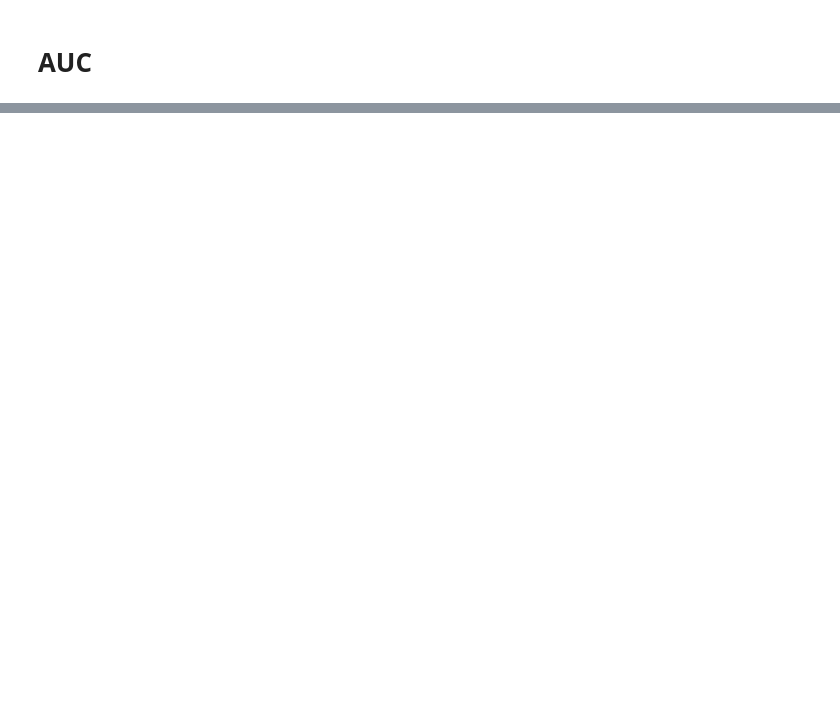
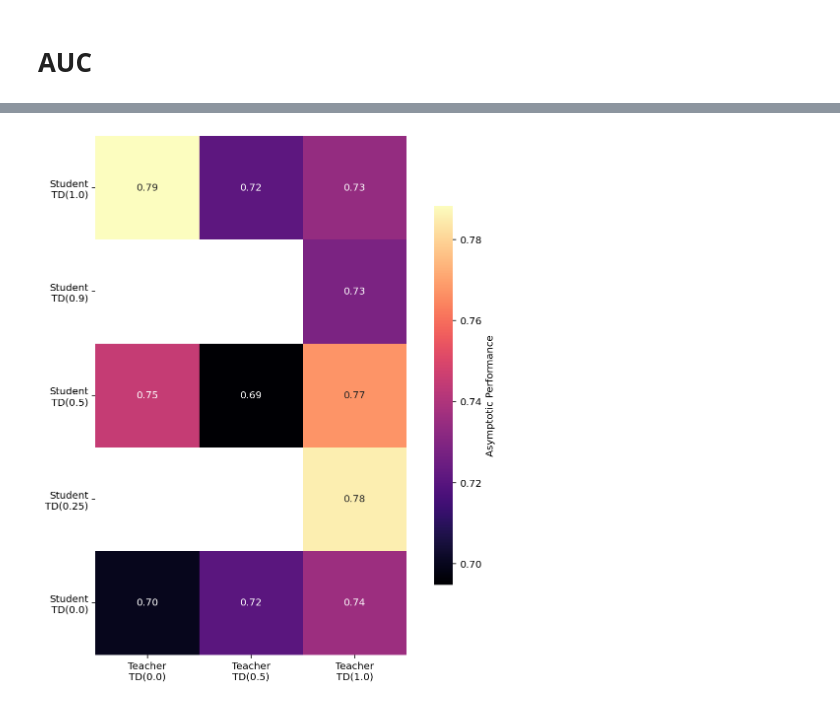
Before and after one commit to michael-iuzzolino/CascadedPoseEstimation, a Jupyter notebook: Analysis.ipynb, the cells around one changed output, grey strips where cells are left out. Cells and saved outputs as stored; diff of their text form; code cells hidden in the pictures; blank space fills up the shorter version.

```diff
--- a/Analysis.ipynb
+++ b/Analysis.ipynb
@@ -375,0 +489,6 @@ auc_distill_df = auc_df[(auc_df.teacher_td_lambda != "y") & (auc_df.student_td_l
+# %%
+bad_df = auc_distill_df[
+  (auc_distill_df.exp_name=="TD_0.9__distill__TD_1.0")
+]
+bad_idxs = bad_df[bad_df.student_td_lambda == 0.9].index
+auc_distill_df.loc[bad_idxs, "auc"] = 0.735
@@ -376,3 +497,5 @@ auc_distill_df = auc_df[(auc_df.teacher_td_lambda != "y") & (auc_df.student_td_l
+# %%
+auc_distill_df = auc_distill_df[auc_distill_df.teacher_td_lambda==1.0]
 # %%
 plt.figure(figsize=(8,4))
 g = sns.lineplot(
@@ -391,0 +515,75 @@ Text(0.5, 0, 'TD($\\lambda$)')
+# %%
+VMIN = None
+# VMAX = 60
+CBAR_SHRINK_FACTOR = 0.73
+TRANSPOSE = True
+plt.figure(figsize=(8,8))
+
+# Pivot table
+result = auc_distill_df.pivot(
+  index="teacher_td_lambda",
+  columns="student_td_lambda",
+  values="auc"
+).T
+
+# Resort rows
+result = result.iloc[::-1]
+result = result.loc[result.index]
+
+# VMAX = result.iloc[1:].values.max()
+
+# Fix xtick and ytick labels
+fix_x_ele = lambda x: f"Teacher\nTD({x})" if x >=0 else r"y"
+fix_y_ele = lambda x: f"Student\nTD({x})" if x != "y" else x
+xtick_labels = [fix_x_ele(ele) for ele in result.columns.to_list()]
+ytick_labels = [fix_y_ele(ele) for ele in result.index.to_list()]  # [::-1]
+
+# Mask
+mask = np.zeros_like(result)
+mask[np.where(result==0)] = True
+
+g = sns.heatmap(
+    result,
+    mask=mask,
+    annot=True,
+    fmt="0.2f",
+    cmap="magma",
+    square=True,
+    cbar_kws={"label": "Asymptotic Performance", "shrink": CBAR_SHRINK_FACTOR},
+    vmin=VMIN,
+    vmax=VMAX,
+)
+g.set_xticklabels(xtick_labels)
+g.set_yticklabels(ytick_labels)
+g.set(xlabel="", ylabel="")
+plt.yticks(rotation=0)
+plt.tight_layout()
+
+
+# annot_y = 0.833
+# text_dy = 0.025
+# annot_cmap = plt.cm.cool(np.linspace(0, 1, 2+2))[1:-1]
+# annot_color = "gray"
+# annotate_plot(
+#   g=g,
+#   annot_text=r"$\alpha=1.0$",
+#   annot_x=0.415,
+#   annot_y=annot_y,
+#   widthB=16.6,
+#   annot_color=annot_cmap[0],
+#   text_dy=text_dy,
+# )
+# annotate_plot(
+#   g=g,
+#   annot_text=r"$\alpha=0.0$",
+#   annot_x=0.916,
+#   annot_y=annot_y,
+#   widthB=3.2,
+#   annot_color=annot_cmap[1],
+#   text_dy=text_dy,
+# )
+# pdf_save_path = os.path.join(figs_root, "asymptotic_heatmap.pdf")
+# plt.savefig(pdf_save_path, dpi=300)
+# plt.savefig(pdf_save_path.replace(".pdf", ".png"), dpi=300)
+# %% [output]
+[figure, added]
```
Also changed, not shown: parts of 16 cells of this notebook, 11 other files.
